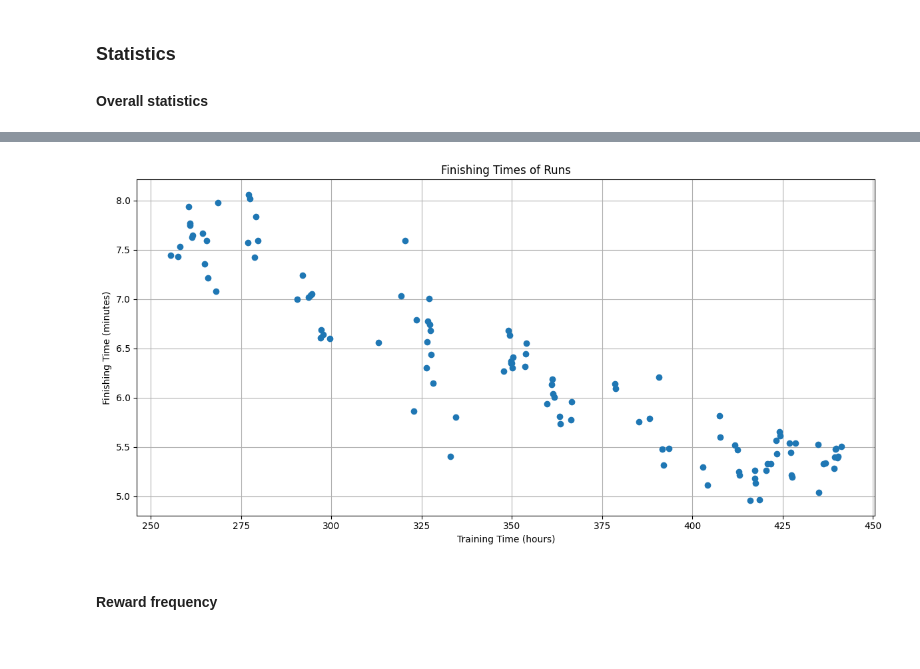
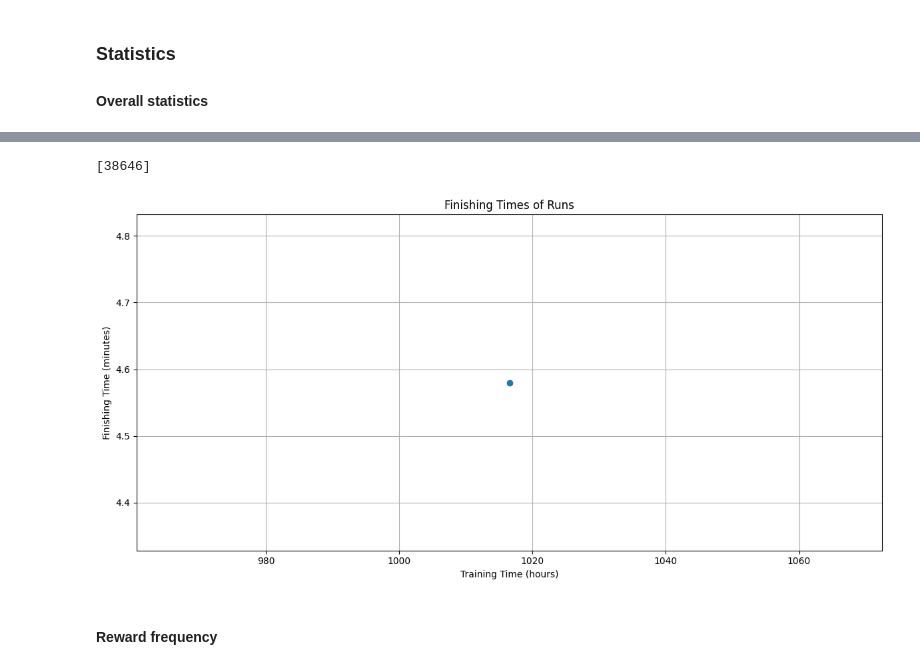
Before and after one commit to OscarJauffret/Tomate-Mozza, a Jupyter notebook: src/utils/plot_stats.ipynb, the cells around one changed output, grey strips where cells are left out. Drawn from its saved outputs; the diff is of its cells as text; code cells hidden in the pictures.

```diff
--- a/src/utils/plot_stats.ipynb
+++ b/src/utils/plot_stats.ipynb
@@ -9,7 +8,7 @@ from sympy.abc import alpha
 # %% [markdown]
 ### Select the .json file to plot
 # %%
-file_path = "../../models/goat/stats.json"
+file_path = "../../models/steph/stats.json"
 if not os.path.exists(file_path):
     raise FileNotFoundError(f"File not found: {file_path}")
 
@@ -131,23 +116,36 @@ plt.show()
 # %%
 finishes = np.array([run["has_finished"] for run in run_dict["runs"]])
-times = np.array([run["run_time"] for run in run_dict["runs"]])
-training_times = np.cumsum(times)
-training_times = training_times / (1000 * 60 * 60)  # Convert to hours
-finishing_times = times[finishes]
-finishing_times = finishing_times / (1000 * 60)  # Convert to minutes
-training_times_required = training_times[finishes]
+spawn_points = np.array([run["spawn_point"] for run in run_dict["runs"]])
+finishes = finishes & (spawn_points == 0)  # Only consider runs that finished and were not random spawn
+print(np.where(finishes)[0])
+if finishes.any():
+    times = np.array([run["run_time"] for run in run_dict["runs"]])
+    training_times = np.cumsum(times)
+    training_times = training_times / (1000 * 60 * 60)  # Convert to hours
+    finishing_times = times[finishes]
+    finishing_times = finishing_times / (1000 * 60)  # Convert to minutes
+    training_times_required = training_times[finishes]
 
-fig, ax = plt.subplots(figsize=(12, 6))
-ax.scatter(training_times_required, finishing_times)
-ax.set_xlabel("Training Time (hours)")
-ax.set_ylabel("Finishing Time (minutes)")
-ax.set_title("Finishing Times of Runs")
-ax.grid()
-ax.set_axisbelow(True)
-plt.tight_layout()
-plt.show()
+    fig, ax = plt.subplots(figsize=(12, 6))
+    ax.scatter(training_times_required, finishing_times)
+    ax.set_xlabel("Training Time (hours)")
+    ax.set_ylabel("Finishing Time (minutes)")
+    ax.set_title("Finishing Times of Runs")
+    ax.grid()
+    ax.set_axisbelow(True)
+    # Fit a line to the data
+    z = np.polyfit(training_times_required, finishing_times, 1)
+    p = np.poly1d(z)
+    x_fit = np.linspace(min(training_times_required), max(training_times_required), 100)
+    y_fit = p(x_fit)
+    ax.plot(x_fit, y_fit, color='red', linestyle='--')
+    plt.tight_layout()
+    plt.show()
+else:
+    print("No runs finished without random spawn.")
 # %% [output]
+[38646]
-[figure, old version]
+[figure, new version]
 # %% [markdown]
 #### Reward frequency
 # %%
```
Also changed, not shown: parts of 5 cells of this notebook.
